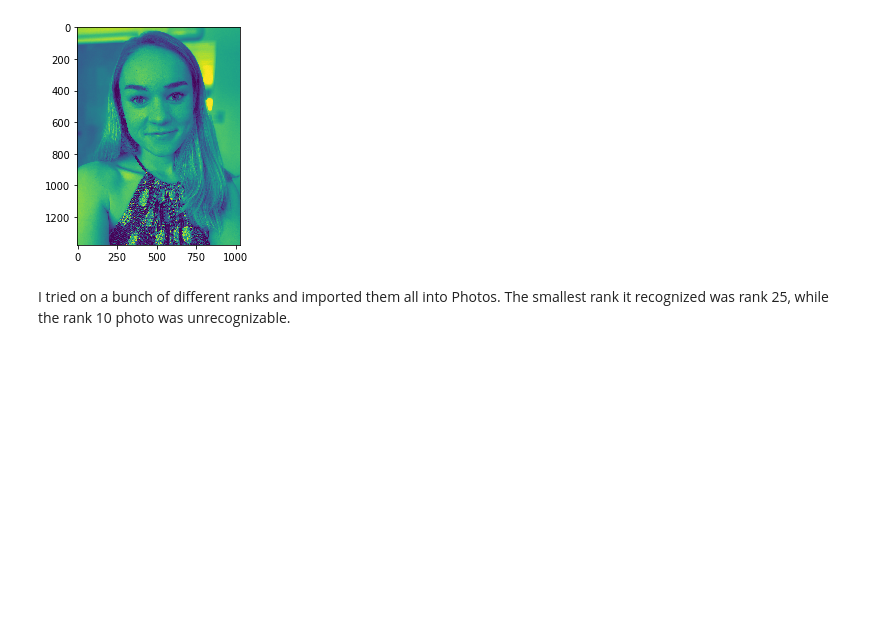
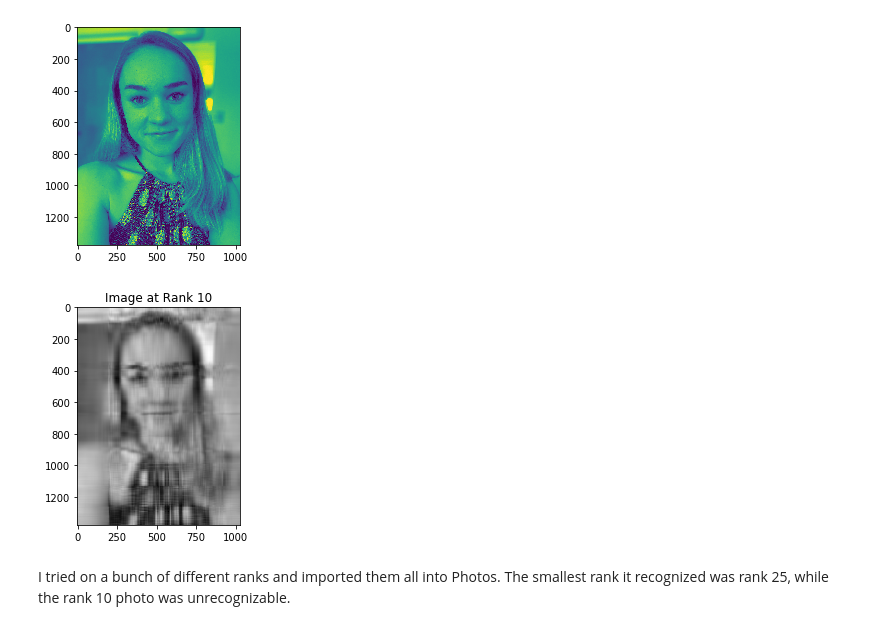
Before and after one commit to averyr2/python_averyblog, a Jupyter notebook: SVD Avery's Face.ipynb, the cells around one changed output. Saved outputs shown, nothing was run; the diff lists cells and outputs as text; code cells hidden in the pictures; blank space fills up the shorter version.

```diff
--- a/SVD Avery's Face.ipynb
+++ b/SVD Avery's Face.ipynb
@@ -32,24 +32,26 @@ plt.show()
 # %%
 # Let's try SVD with many possible rank values, which must be smaller than the minimum of the width and height.
 new_ranks = [1000, 500, 200, 100, 50, 25, 10]
 rank_images = {}
 
 for new_rank in new_ranks:
     u, s, vh = np.linalg.svd(image)
 
-    # Now we will calculate the
+    # Now we will calculate the 1376x1026 replica of the original image using our smaller matrices
     out_image_intermediate = np.matmul(u[:, :new_rank], np.diag(s[:new_rank]))
     out_image = np.matmul(out_image_intermediate, vh[:new_rank, :])
     out_image
 
     # readjust the pixel scales to get a black-and-white output rather than a greenish output
     scale = max(out_image.flatten()) - min(out_image.flatten())
     out_image = np.floor((out_image - min(out_image.flatten())) / scale * 255).astype(int)
     out_image = np.repeat(out_image, 3).reshape(out_image.shape[0], out_image.shape[1], -1)
     plt.title(f'Image at Rank {new_rank}')
     plt.imshow(out_image)
     save_image = np.uint8(out_image)
-    plt.imsave(f'image_rank_{new_rank}.png', save_image)
-    plt.savefig(f'graph_rank_{new_rank}.png')
+    plt.imsave(f'Output Files/image_rank_{new_rank}.png', save_image)
+    plt.savefig(f'Output Files/graph_rank_{new_rank}.png')
+# %% [output]
+[figure, added]
 # %% [markdown]
 I tried on a bunch of different ranks and imported them all into Photos. The smallest rank it recognized was rank 25, while the rank 10 photo was unrecognizable.
```
Also changed, not shown: 7 other files.
